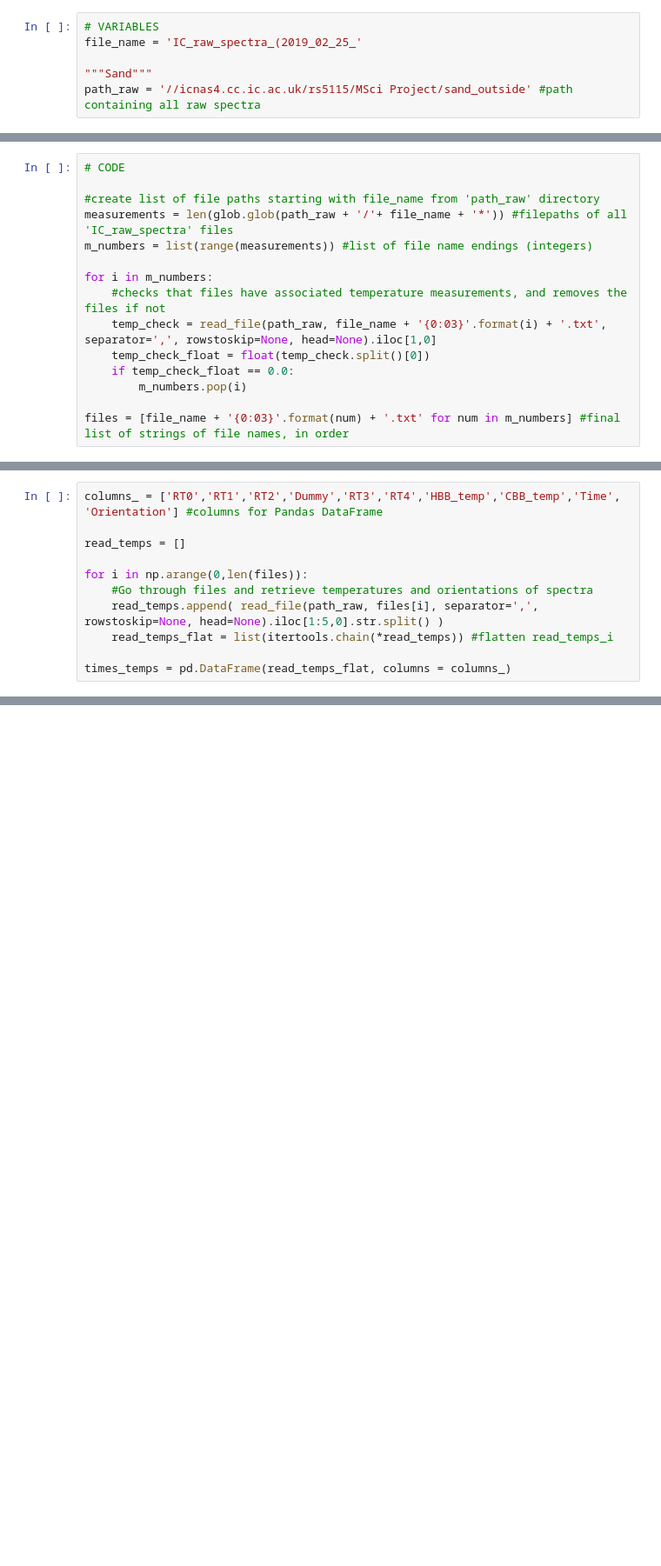
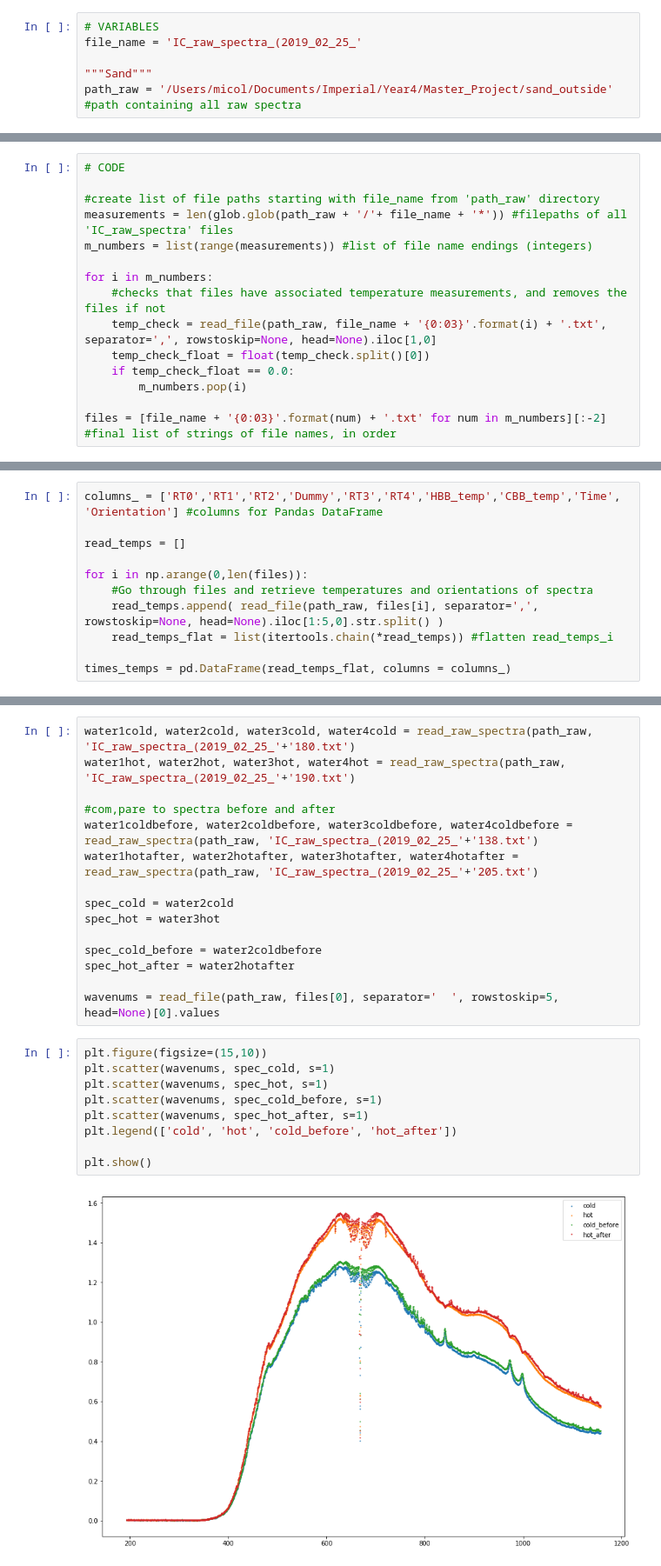
Before and after one commit to micolbedarida/MSci_Project, a Jupyter notebook: sandcode.ipynb, the cells around one changed output, grey strips where cells are left out. Shown: that part at 87% size. Saved outputs shown, nothing was run; the diff lists cells and outputs as text; blank space fills up the shorter version.

```diff
--- a/sandcode.ipynb
+++ b/sandcode.ipynb
@@ -18,7 +19,7 @@ import itertools
 file_name = 'IC_raw_spectra_(2019_02_25_'
 
 """Sand"""
-path_raw = '//icnas4.cc.ic.ac.uk/rs5115/MSci Project/sand_outside' #path containing all raw spectra
+path_raw = '/Users/micol/Documents/Imperial/Year4/Master_Project/sand_outside' #path containing all raw spectra
 # %%
 #FUNCTIONS
 
@@ -78,4 +79,4 @@ for i in m_numbers:
     if temp_check_float == 0.0:
         m_numbers.pop(i)
 
-files = [file_name + '{0:03}'.format(num) + '.txt' for num in m_numbers] #final list of strings of file names, in order
+files = [file_name + '{0:03}'.format(num) + '.txt' for num in m_numbers][:-2] #final list of strings of file names, in order
@@ -110,0 +130,26 @@ times_temps
+# %%
+water1cold, water2cold, water3cold, water4cold = read_raw_spectra(path_raw, 'IC_raw_spectra_(2019_02_25_'+'180.txt')
+water1hot, water2hot, water3hot, water4hot = read_raw_spectra(path_raw, 'IC_raw_spectra_(2019_02_25_'+'190.txt')
+
+#com,pare to spectra before and after
+water1coldbefore, water2coldbefore, water3coldbefore, water4coldbefore = read_raw_spectra(path_raw, 'IC_raw_spectra_(2019_02_25_'+'138.txt')
+water1hotafter, water2hotafter, water3hotafter, water4hotafter = read_raw_spectra(path_raw, 'IC_raw_spectra_(2019_02_25_'+'205.txt')
+
+spec_cold = water2cold
+spec_hot = water3hot
+
+spec_cold_before = water2coldbefore
+spec_hot_after = water2hotafter
+
+wavenums = read_file(path_raw, files[0], separator='  ', rowstoskip=5, head=None)[0].values
+# %%
+plt.figure(figsize=(15,10))
+plt.scatter(wavenums, spec_cold, s=1)
+plt.scatter(wavenums, spec_hot, s=1)
+plt.scatter(wavenums, spec_cold_before, s=1)
+plt.scatter(wavenums, spec_hot_after, s=1)
+plt.legend(['cold', 'hot', 'cold_before', 'hot_after'])
+
+plt.show()
+# %% [output]
+[figure, added]
```
Also changed, not shown: parts of 8 cells of this notebook.
